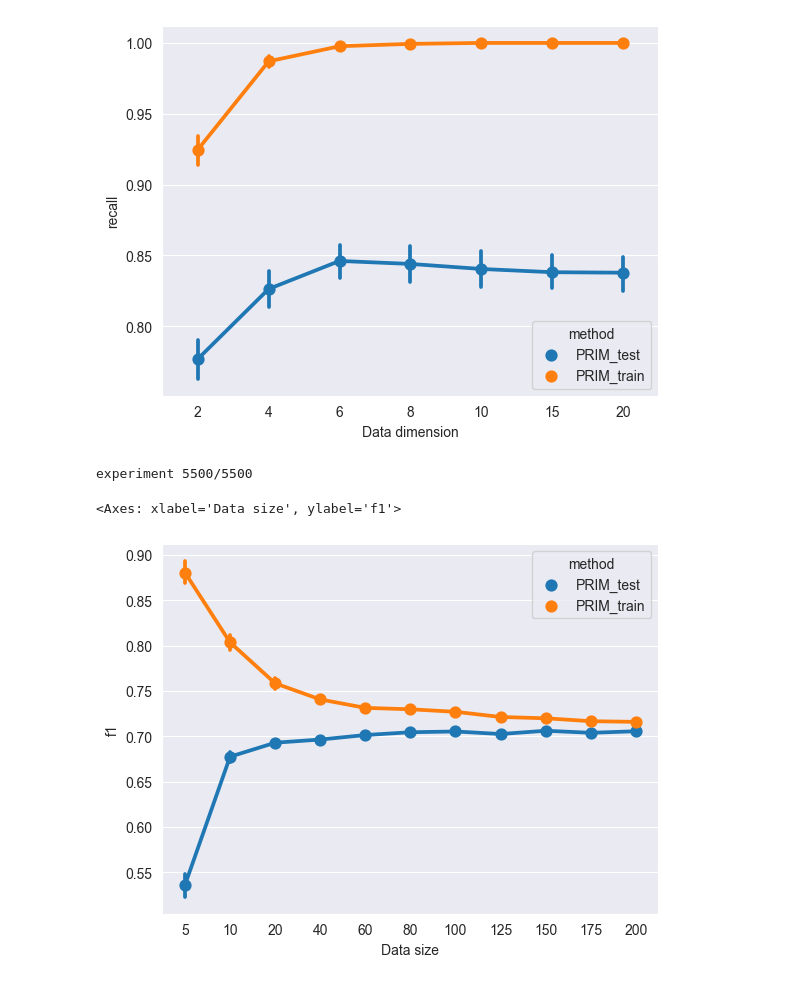
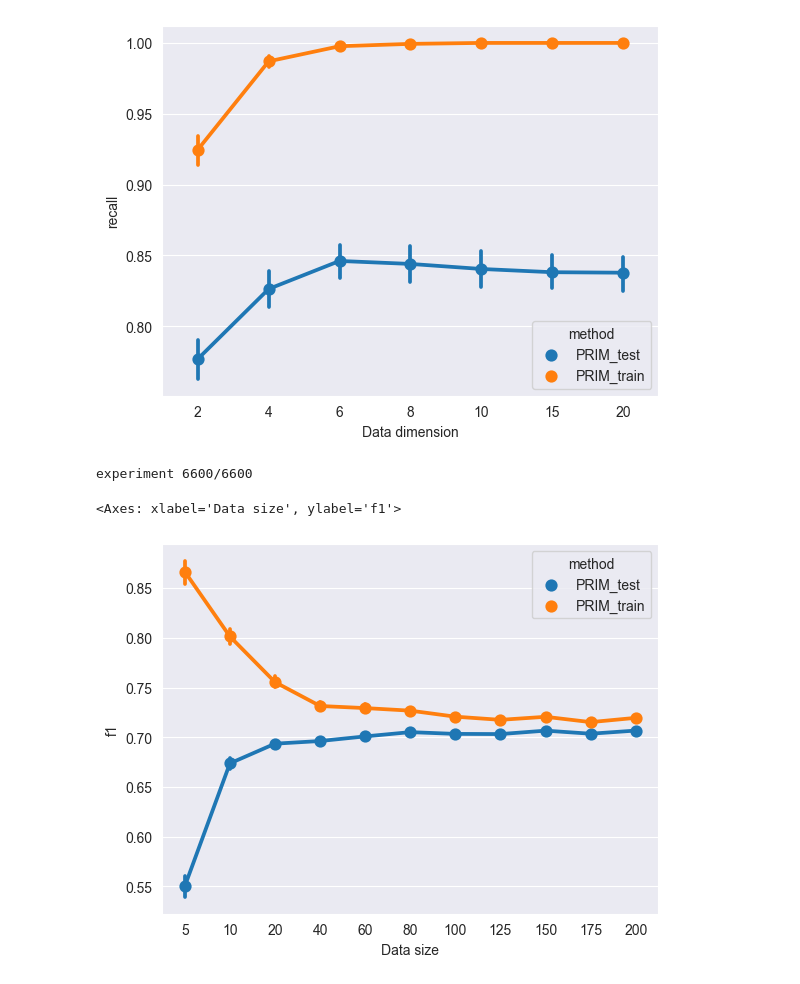
Before and after one commit to inagege/ImprovingSubgroupDiscovery, a Jupyter notebook: PRIM_Performace_Analyzing/PRIM_Experiments_Varying_Size.ipynb, the cells around one changed output. Cells and saved outputs as stored; diff of their text form; code cells hidden in the pictures.

```diff
--- a/PRIM_Performace_Analyzing/PRIM_Experiments_Varying_Size.ipynb
+++ b/PRIM_Performace_Analyzing/PRIM_Experiments_Varying_Size.ipynb
@@ -74,7 +74,10 @@ def format_results(results, varied_parameter, measurement_score):
 def show_results(number_of_datasets, dataset_parameters, model, varied_parameter, measurement_score):
     results = calculate_all_scores(number_of_datasets, dataset_parameters, model, varied_parameter, measurement_score)
     results = format_results(results, varied_parameter, measurement_score)
-    return sns.pointplot(x = 'Data ' + varied_parameter, y = measurement_score, hue = 'method', data = results)
+
+    plt = sns.pointplot(x = 'Data ' + varied_parameter, y = measurement_score, hue = 'method', data = results)
+    plt.savefig(measurement_score + '_varied_' + varied_parameter + '.png')
+    return plt
 # %%
 show_results(500, [5, 10, 20, 40, 60, 80, 100, 125, 150, 175, 200], PRIM(alpha=0.05), 'size', 'accuracy')
 # %% [output]
@@ -112,7 +115,8 @@ experiment 4200/4200
 <Axes: xlabel='Data dimension', ylabel='recall'>
 [figure]
 # %%
+show_results(600, [5, 10, 20, 40, 60, 80, 100, 125, 150, 175, 200], PRIM(alpha=0.05), 'size', 'f1')
 # %% [output]
-experiment 5500/5500
+experiment 6600/6600
 <Axes: xlabel='Data size', ylabel='f1'>
-[figure, old version]
+[figure, new version]
```
Also changed, not shown: parts of 1 cell of this notebook, 9 other files.
